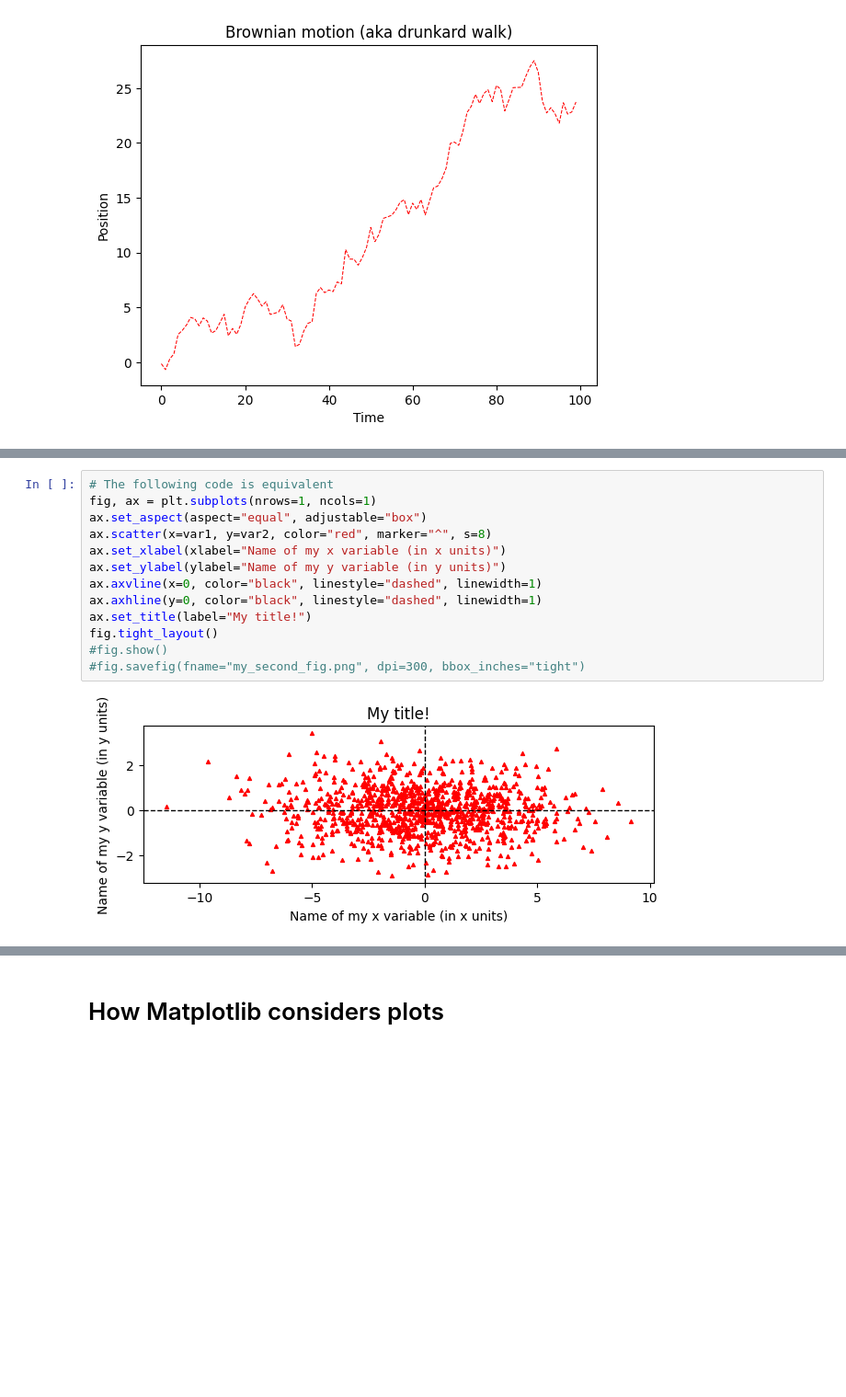
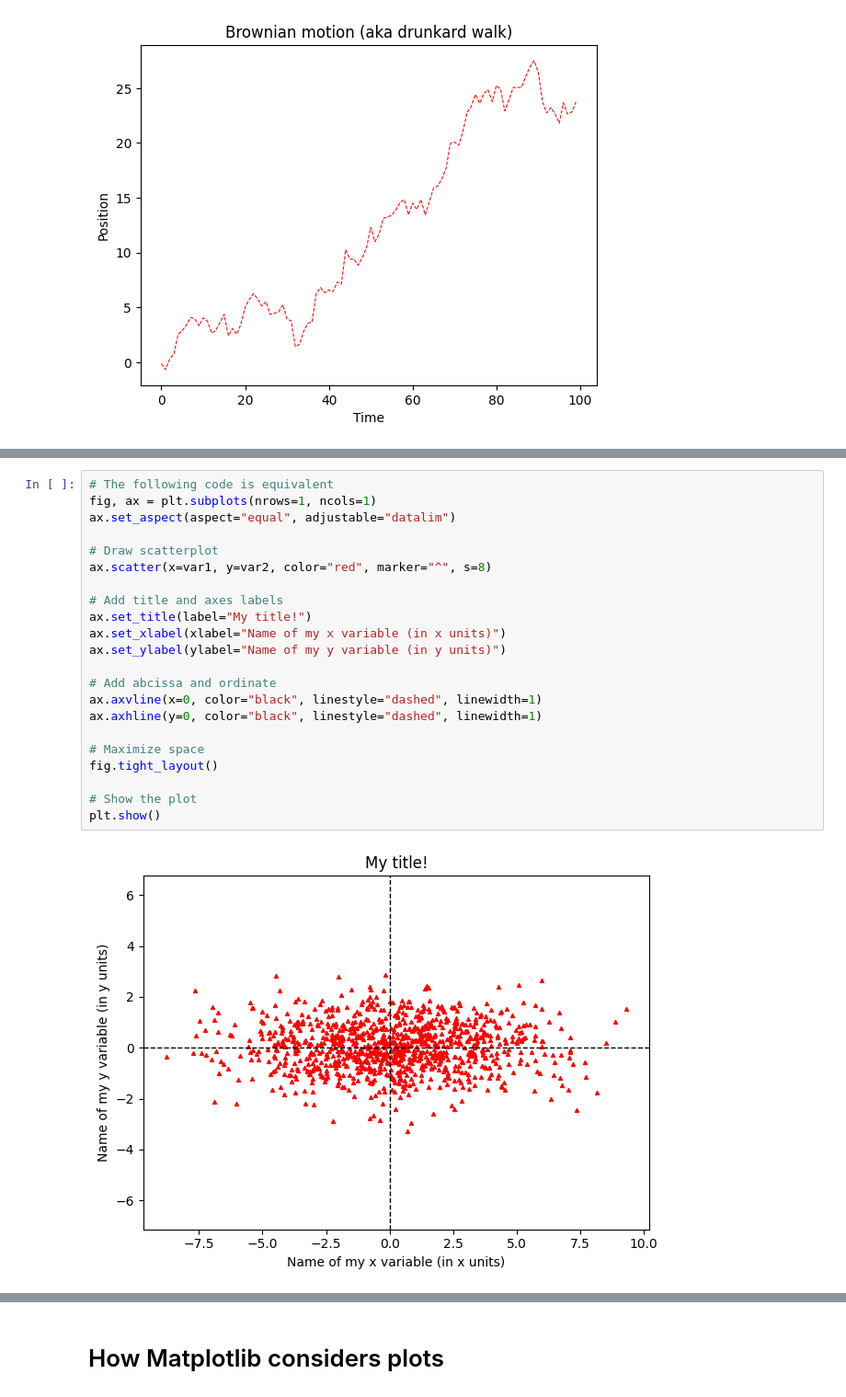
Before and after one commit to aminem0/pywork, a Jupyter notebook: notebooks/jupy04-matplotlib.ipynb, the cells around one changed output, grey strips where cells are left out. Shown at 92% size. Saved outputs shown, nothing was run; the diff lists cells and outputs as text; blank space fills up the shorter version.

```diff
--- a/notebooks/jupy04-matplotlib.ipynb
+++ b/notebooks/jupy04-matplotlib.ipynb
@@ -106,15 +132,24 @@ plt.show()
 # %%
 # The following code is equivalent
 fig, ax = plt.subplots(nrows=1, ncols=1)
-ax.set_aspect(aspect="equal", adjustable="box")
+ax.set_aspect(aspect="equal", adjustable="datalim")
+
+# Draw scatterplot
 ax.scatter(x=var1, y=var2, color="red", marker="^", s=8)
+
+# Add title and axes labels
+ax.set_title(label="My title!")
 ax.set_xlabel(xlabel="Name of my x variable (in x units)")
 ax.set_ylabel(ylabel="Name of my y variable (in y units)")
+
+# Add abcissa and ordinate
 ax.axvline(x=0, color="black", linestyle="dashed", linewidth=1)
 ax.axhline(y=0, color="black", linestyle="dashed", linewidth=1)
-ax.set_title(label="My title!")
+
+# Maximize space
 fig.tight_layout()
-#fig.show()
-#fig.savefig(fname="my_second_fig.png", dpi=300, bbox_inches="tight")
+
+# Show the plot
+plt.show()
 # %% [output]
-[figure, old version]
+[figure, new version]
```
Also changed, not shown: parts of 64 cells of this notebook, 7 other files.
